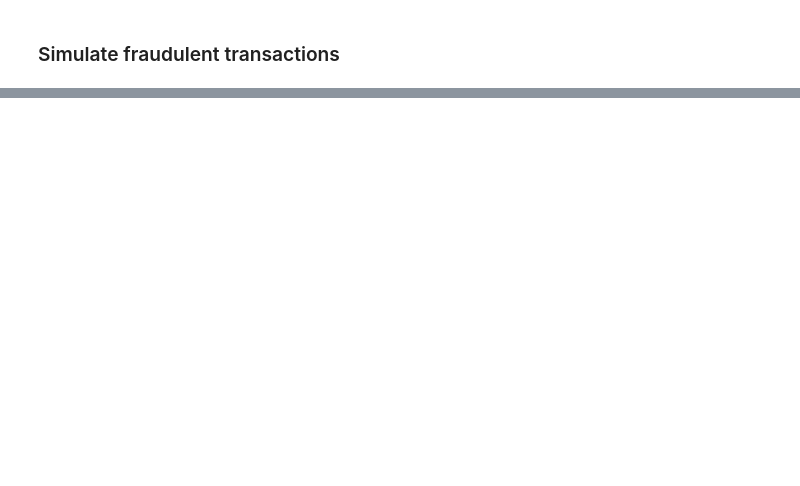
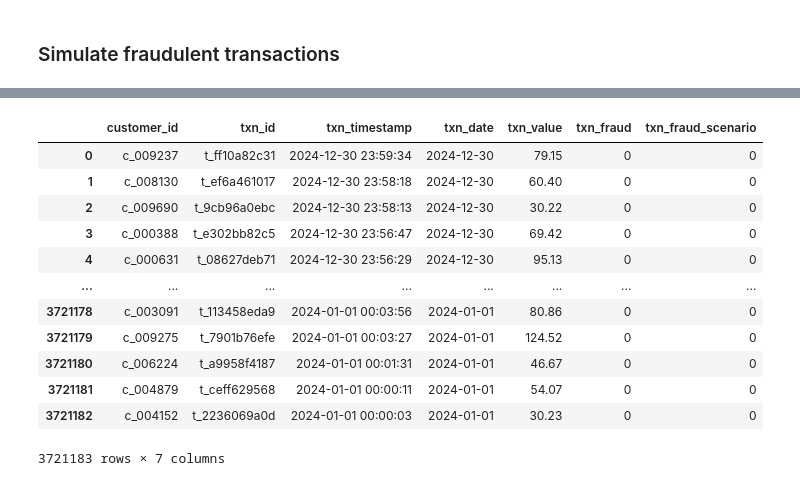
Before and after one commit to joshuavaple/credit-card-fraud-detection, a Jupyter notebook: notebooks/business_knowledge.ipynb, the cells around one changed output, grey strips where cells are left out. Drawn from its saved outputs; the diff is of its cells as text; code cells hidden in the pictures; blank space fills up the shorter version.

```diff
--- a/notebooks/business_knowledge.ipynb
+++ b/notebooks/business_knowledge.ipynb
@@ -871,0 +857,23 @@ len(fraudulent_txns)/len(df_txns)*100
+# %%
+# append the fraudulent transactions to the main dataset
+df_all_txns = pd.concat([df_txns, df_fraudulent_txns], ignore_index=True)
+# sort by timestamp
+df_all_txns.sort_values(by="txn_timestamp", inplace=True, ascending=False)
+# reset the index
+df_all_txns.reset_index(drop=True, inplace=True)
+# %%
+df_all_txns
+# %% [output]
+|  | customer_id | txn_id | txn_timestamp | txn_date | txn_value | txn_fraud | txn_fraud_scenario |
+| 0 | c_009237 | t_ff10a82c31 | 2024-12-30 23:59:34 | 2024-12-30 | 79.15 | 0 | 0 |
+| 1 | c_008130 | t_ef6a461017 | 2024-12-30 23:58:18 | 2024-12-30 | 60.40 | 0 | 0 |
+| 2 | c_009690 | t_9cb96a0ebc | 2024-12-30 23:58:13 | 2024-12-30 | 30.22 | 0 | 0 |
+| 3 | c_000388 | t_e302bb82c5 | 2024-12-30 23:56:47 | 2024-12-30 | 69.42 | 0 | 0 |
+| 4 | c_000631 | t_08627deb71 | 2024-12-30 23:56:29 | 2024-12-30 | 95.13 | 0 | 0 |
+| ... | ... | ... | ... | ... | ... | ... | ... |
+| 3721178 | c_003091 | t_113458eda9 | 2024-01-01 00:03:56 | 2024-01-01 | 80.86 | 0 | 0 |
+| 3721179 | c_009275 | t_7901b76efe | 2024-01-01 00:03:27 | 2024-01-01 | 124.52 | 0 | 0 |
+| 3721180 | c_006224 | t_a9958f4187 | 2024-01-01 00:01:31 | 2024-01-01 | 46.67 | 0 | 0 |
+| 3721181 | c_004879 | t_ceff629568 | 2024-01-01 00:00:11 | 2024-01-01 | 54.07 | 0 | 0 |
+| 3721182 | c_004152 | t_2236069a0d | 2024-01-01 00:00:03 | 2024-01-01 | 30.23 | 0 | 0 |
+3721183 rows × 7 columns
```
Also changed, not shown: parts of 17 cells of this notebook, 4 other files.
